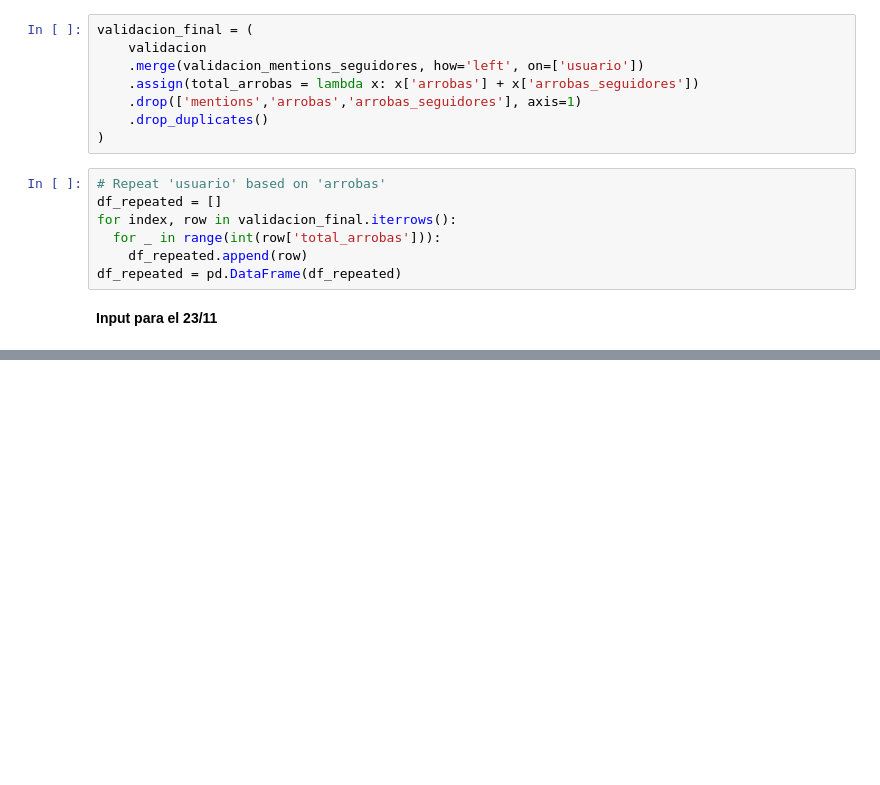
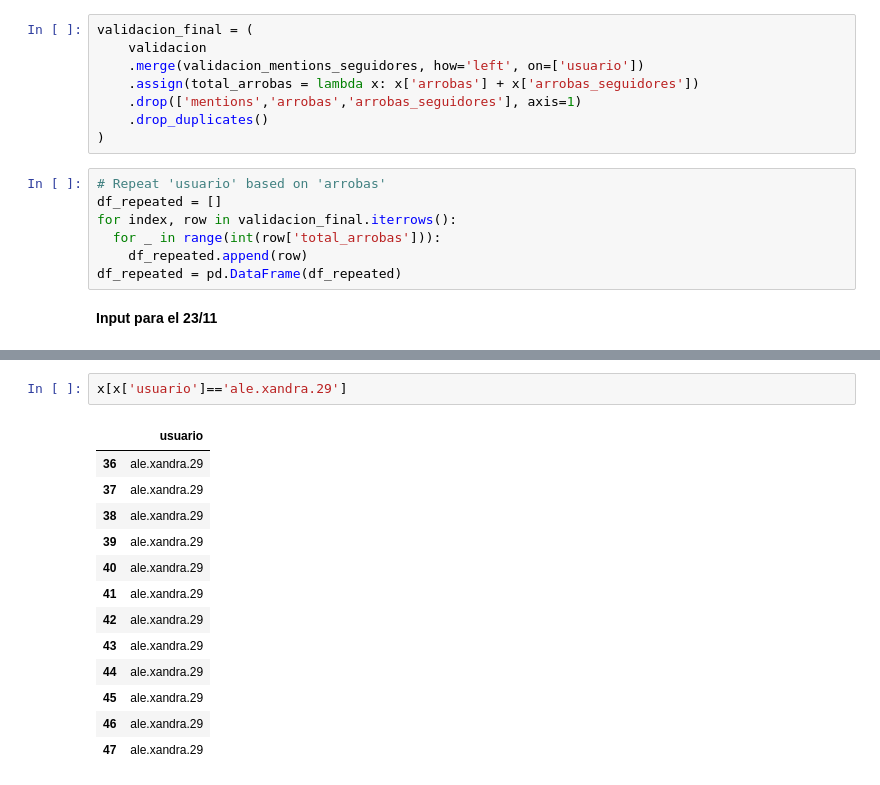
Before and after one commit to gflores1092/ClasesMissYera, a Jupyter notebook: Python/Soy_un_pollito.ipynb, the cells around one changed output, grey strips where cells are left out. Cells and saved outputs as stored; diff of their text form; blank space fills up the shorter version.

```diff
--- a/Python/Soy_un_pollito.ipynb
+++ b/Python/Soy_un_pollito.ipynb
@@ -205,0 +278,16 @@ dtype: object
+# %%
+x[x['usuario']=='ale.xandra.29']
+# %% [output]
+|  | usuario |
+| 36 | ale.xandra.29 |
+| 37 | ale.xandra.29 |
+| 38 | ale.xandra.29 |
+| 39 | ale.xandra.29 |
+| 40 | ale.xandra.29 |
+| 41 | ale.xandra.29 |
+| 42 | ale.xandra.29 |
+| 43 | ale.xandra.29 |
+| 44 | ale.xandra.29 |
+| 45 | ale.xandra.29 |
+| 46 | ale.xandra.29 |
+| 47 | ale.xandra.29 |
```
Also changed, not shown: parts of 10 cells of this notebook.
